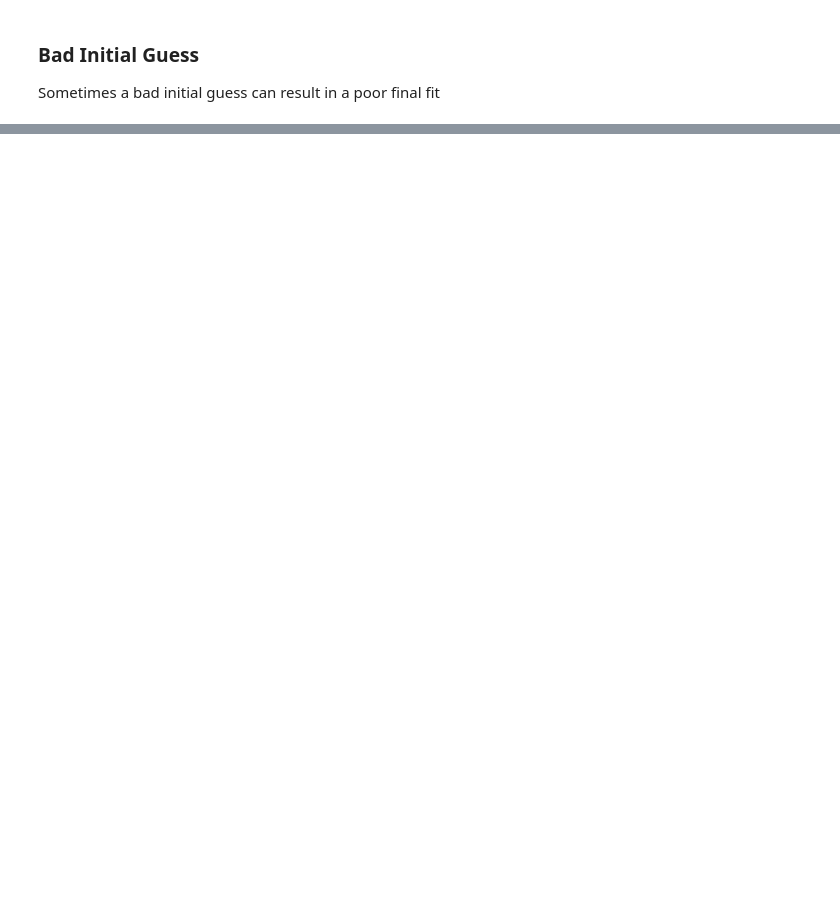
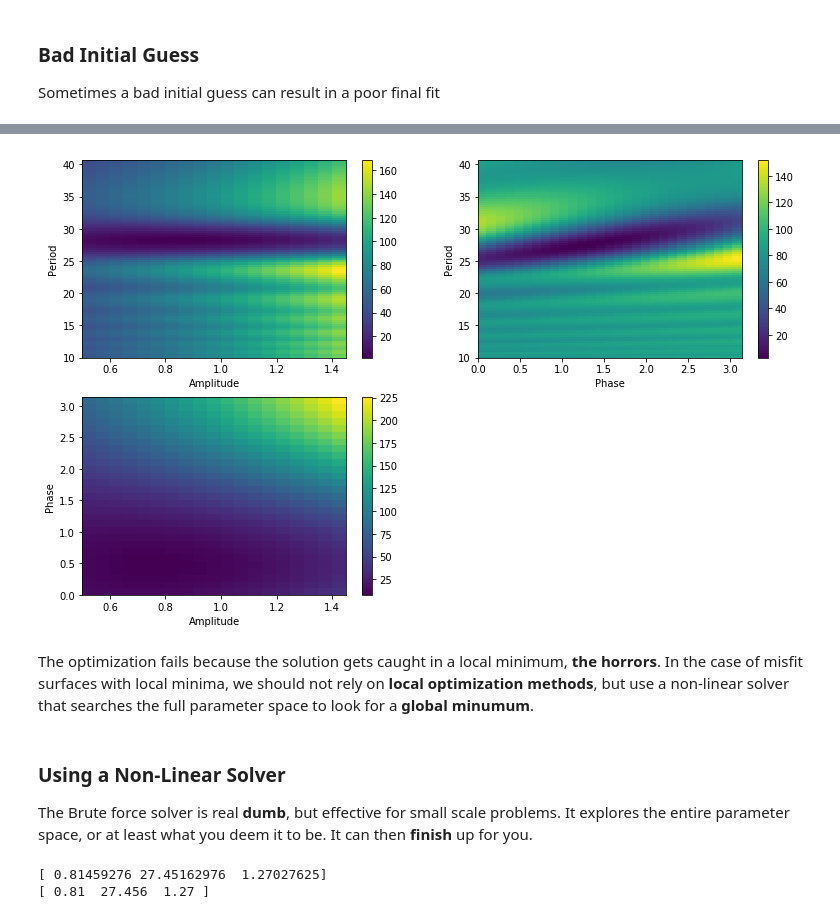
Before and after one commit to savage13/savage13.github.io, a Jupyter notebook: geo565/LineFitting.ipynb, the cells around one changed output, grey strips where cells are left out. Saved outputs shown, nothing was run; the diff lists cells and outputs as text; code cells hidden in the pictures; blank space fills up the shorter version.

Commit message:
Add Global Optimization notes

```diff
--- a/geo565/LineFitting.ipynb
+++ b/geo565/LineFitting.ipynb
@@ -582,0 +578,60 @@ plt.plot(x,y,'ko')
+# %%
+def calc_misfit(pars, *args):
+    A,T,phi = pars
+    x,y = args
+    chi = np.sum((y - sine_func(x,A,T,phi))**2)
+    return chi
+# %%
+Ts = np.arange(10.,41.,0.33)
+As = np.arange(0.5,1.5,0.05)
+Ps = np.linspace(0,np.pi,30)
+
+misfit2 = []
+for ti in Ts:
+    for pj in Ps:
+        for ai in As:
+            misfit2.append( calc_misfit((ai,ti,pj),x,y ))
+misfit2 = np.array(misfit2)
+misfit2 = misfit2.reshape([Ts.shape[-1],Ps.shape[-1],As.shape[-1]])
+
+nt,nphi,na = misfit2.shape  # Shape of the misfit surface
+
+# Plot the misfit surfaces
+plt.figure(figsize=(13,8))
+plt.subplot(2,2,1)
+plt.pcolormesh(As,Ts,misfit2[:,nphi//2,:])
+plt.colorbar()
+plt.xlabel("Amplitude")
+plt.ylabel("Period");
+
+plt.subplot(2,2,2)
+plt.pcolormesh(Ps,Ts,misfit2[:,:,na//2])
+plt.colorbar()
+plt.xlabel("Phase")
+plt.ylabel("Period");
+
+plt.subplot(2,2,3)
+plt.pcolormesh(As,Ps,misfit2[nt//2,:,:])
+plt.colorbar()
+plt.xlabel("Amplitude")
+plt.ylabel("Phase");
+# %% [output]
+[figure, added]
+# %% [markdown]
+The optimization fails because the solution gets caught in a local minimum, **the horrors**.  In the case of misfit surfaces with local minima, we should not rely on **local optimization methods**, but use a non-linear solver that searches the full parameter space to look for a **global minumum**.
+# %% [markdown]
+### Using a Non-Linear Solver
+
+The Brute force solver is real **dumb**, but effective for small scale problems.  It explores the entire parameter space, or at least what you deem it to be.  It can then **finish** up for you.
+# %%
+from scipy.optimize import brute, fmin
+
+ranges = (slice(0.5,1.5,0.1),slice(10,40,0.5),slice(0,np.pi,np.pi/25))
+
+pb = brute(calc_misfit, ranges, args=(x,y), finish=fmin)
+
+print(pb)
+print(np.array([A,T,phi]))
+# %% [output]
+[ 0.81459276 27.45162976  1.27027625]
+[ 0.81  27.456  1.27 ]
```
Also changed, not shown: parts of 9 cells of this notebook.
